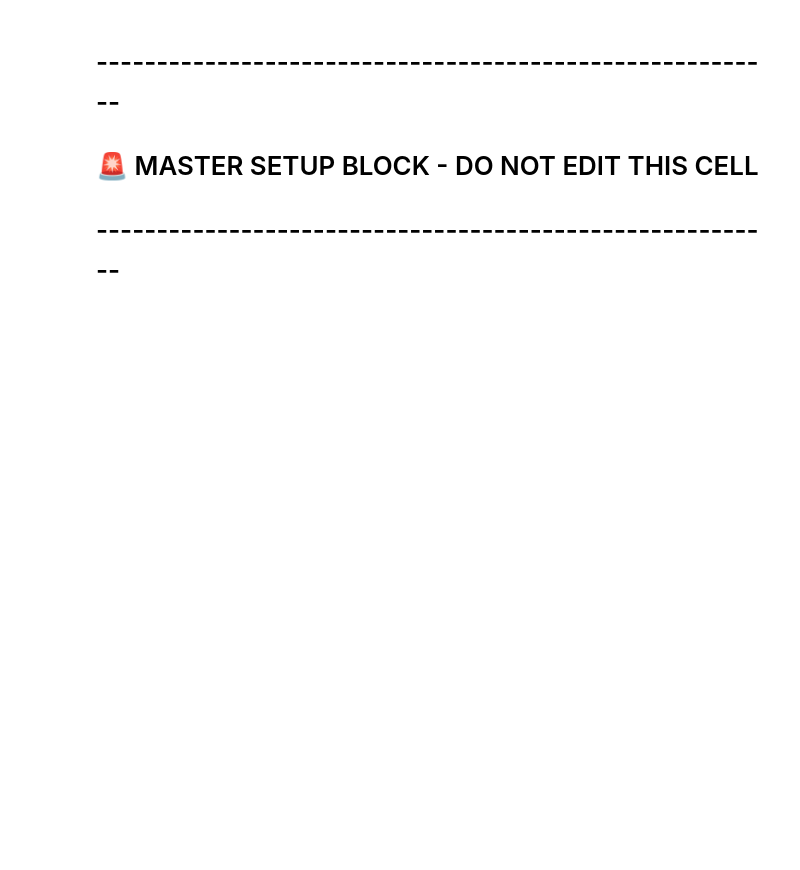
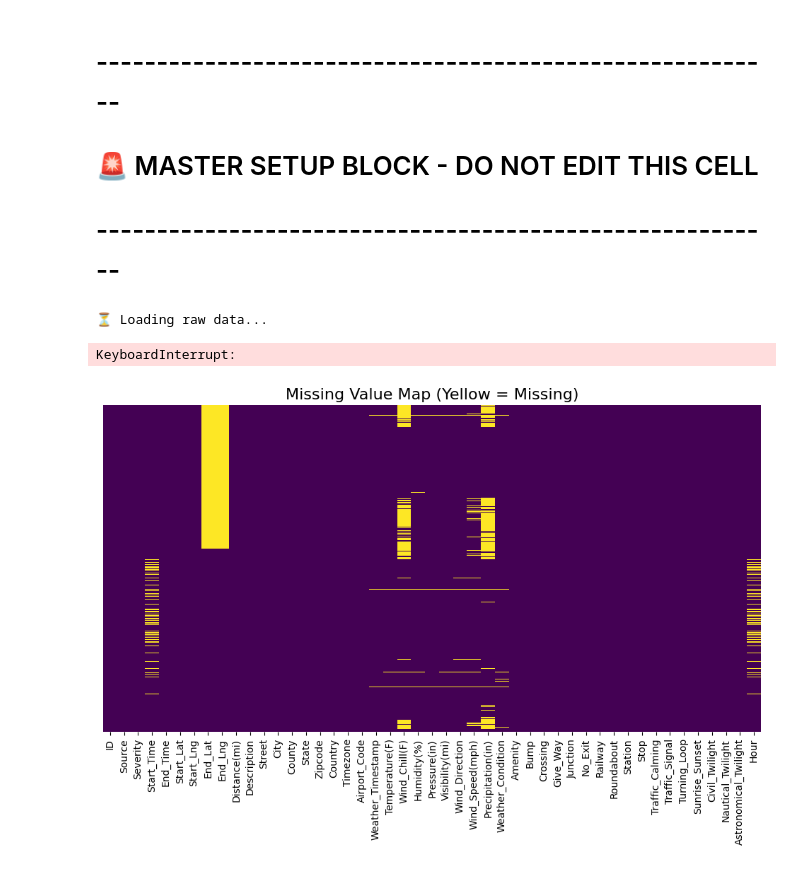
Before and after one commit to notNAKAZAKi-ctrl/us-accidents-analysis-2026, a Jupyter notebook: EDA.ipynb, the cells around one changed output. Saved outputs shown, nothing was run; the diff lists cells and outputs as text; code cells hidden in the pictures; blank space fills up the shorter version.

```diff
--- a/EDA.ipynb
+++ b/EDA.ipynb
@@ -26,0 +13,30 @@ print(f"✅ Loaded {df.shape[0]} rows.")
+# %%
+# ==============================================================================
+# 🕵️‍♀️ DIRTY EDA (Audit the Raw Data)
+# ==============================================================================
+import pandas as pd
+import seaborn as sns
+import matplotlib.pyplot as plt
+import os
+
+# 1. LOAD RAW DATA
+file_path = os.path.join('data', 'US_Accidents.csv')
+print("⏳ Loading raw data...")
+df_raw = pd.read_csv(file_path)
+# %% [output]
+⏳ Loading raw data...
+KeyboardInterrupt:
+# %%
+# 2. MINIMAL TYPE FIX (Required for plotting, but NO data deleted)
+df_raw['Start_Time'] = pd.to_datetime(df_raw['Start_Time'], errors='coerce')
+df_raw['Hour'] = df_raw['Start_Time'].dt.hour  # Create Hour just for visualization
+# %%
+# ---------------------------------------------------------
+# 3. VISUALIZE THE MESS (Missing Values)
+# ---------------------------------------------------------
+plt.figure(figsize=(12, 6))
+sns.heatmap(df_raw.isnull(), cbar=False, cmap='viridis', yticklabels=False)
+plt.title("Missing Value Map (Yellow = Missing)", fontsize=16)
+plt.show()
+# %% [output]
+[figure, added]
```
Also changed, not shown: parts of 19 cells of this notebook.
